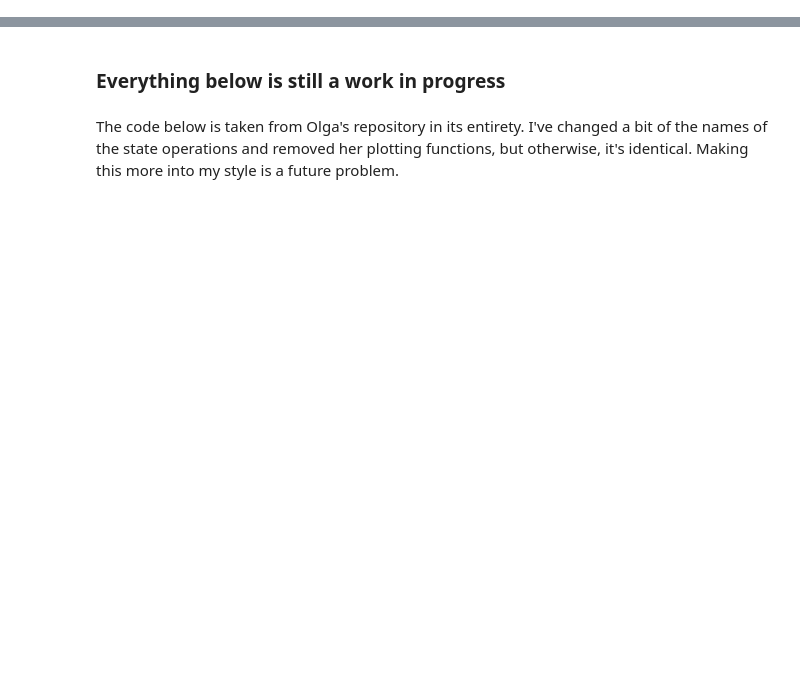
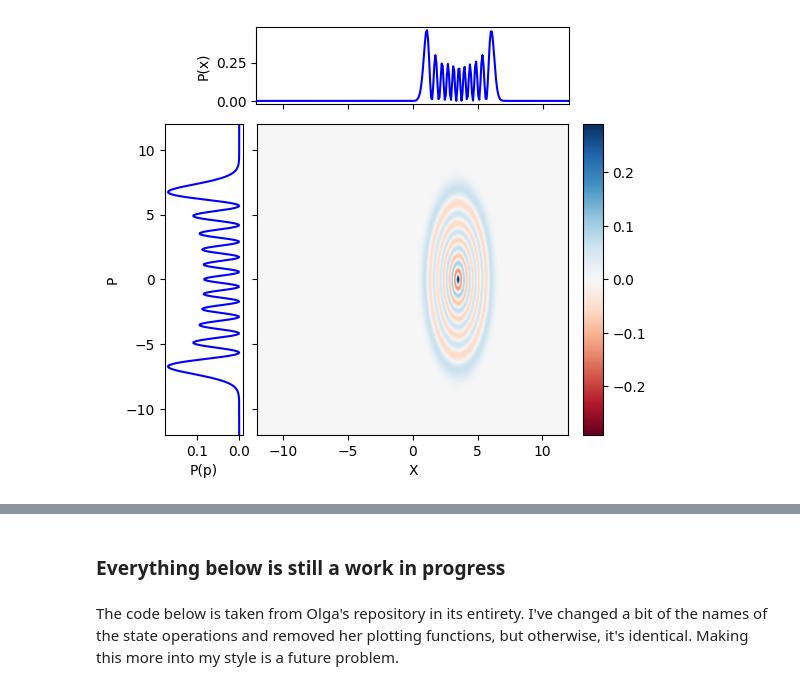
Before and after one commit to QiZhongLi/CV_Simulation, a Jupyter notebook: Main.ipynb, the cells around one changed output, grey strips where cells are left out. Cells and saved outputs as stored; diff of their text form; code cells hidden in the pictures; blank space fills up the shorter version.

```diff
--- a/Main.ipynb
+++ b/Main.ipynb
@@ -844,16 +839,18 @@ def plot_wigner_3D(W, x, p, title=None, figsize=(12, 8), cmap='RdBu'):
 # %%
 # Displaced, squeezed photon number state
 r = 0.5
 alpha = 2.5
 fock = prepare_fock_coherent(10)
 
-fock.ApplyOp(Sqz(r, np.pi), d_squeezing)
-fock.ApplyOp(F_Displacement, Displacement(alpha))
+#fock.ApplyOp(Sqz(r, 0), d_squeezing)
+#fock.ApplyOp(F_Displacement, Displacement(alpha))
 
 x = np.linspace(-12,12,300)
 Wfock_sq_disp = fock.get_wigner(x,x)
 
 plot_wigner_with_marginals_2D(Wfock_sq_disp.real, x, x)
+# %% [output]
+[figure, added]
 # %%
 # Fock state as LCoG
 N = 5
```
Also changed, not shown: parts of 5 cells of this notebook.
